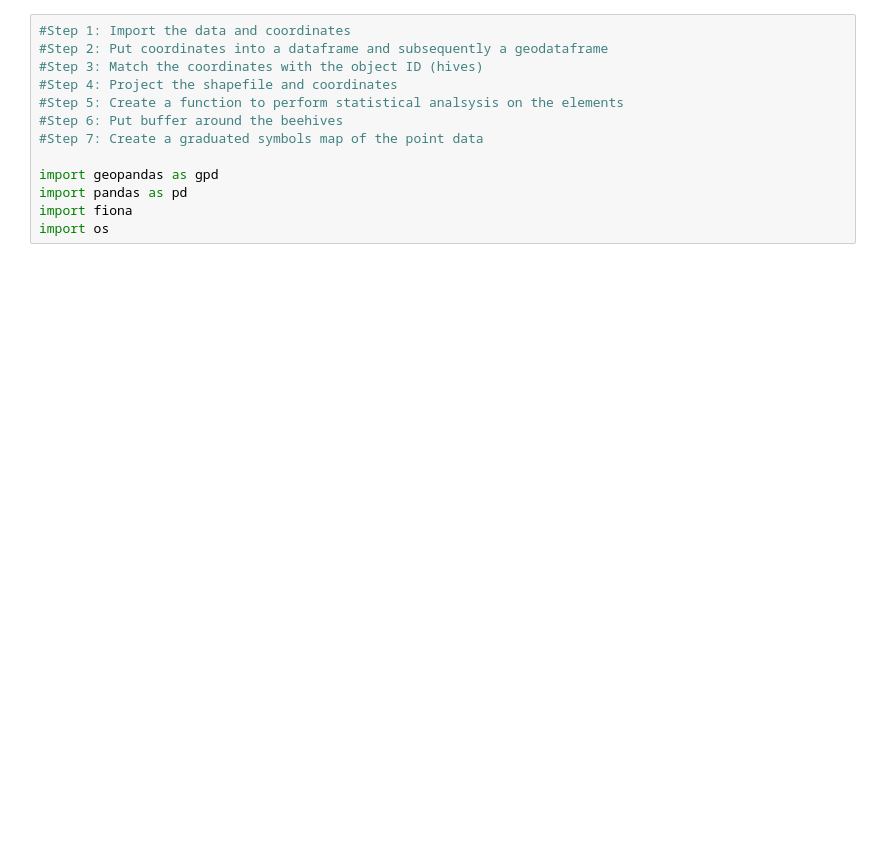
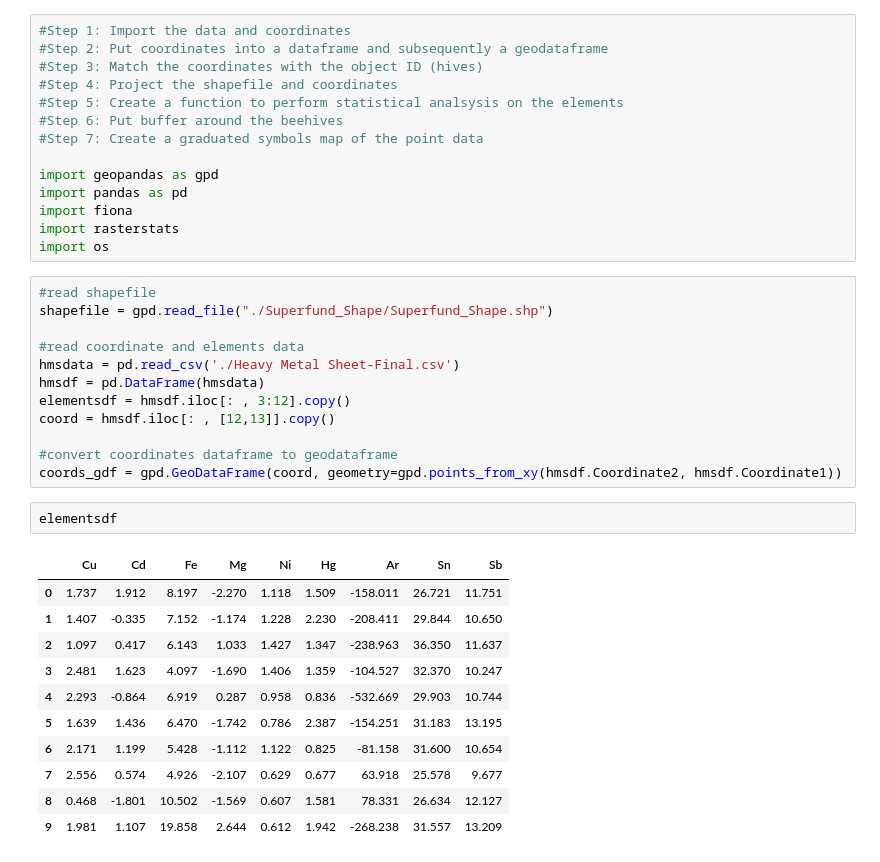
Before and after one commit to hannahrlarsen/GEOG5092_Final_Proj, a Jupyter notebook: finalproject.ipynb, the cells around one changed output. Drawn from its saved outputs; the diff is of its cells as text; blank space fills up the shorter version.

```diff
--- a/finalproject.ipynb
+++ b/finalproject.ipynb
@@ -10,5 +10,32 @@
 import geopandas as gpd
 import pandas as pd
 import fiona
+import rasterstats
 import os
+# %%
+#read shapefile
+shapefile = gpd.read_file("./Superfund_Shape/Superfund_Shape.shp")
+
+#read coordinate and elements data
+hmsdata = pd.read_csv('./Heavy Metal Sheet-Final.csv')
+hmsdf = pd.DataFrame(hmsdata)
+elementsdf = hmsdf.iloc[: , 3:12].copy()
+coord = hmsdf.iloc[: , [12,13]].copy()
+
+#convert coordinates dataframe to geodataframe
+coords_gdf = gpd.GeoDataFrame(coord, geometry=gpd.points_from_xy(hmsdf.Coordinate2, hmsdf.Coordinate1))
+# %%
+elementsdf
+# %% [output]
+|  | Cu | Cd | Fe | Mg | Ni | Hg | Ar | Sn | Sb |
+| 0 | 1.737 | 1.912 | 8.197 | -2.270 | 1.118 | 1.509 | -158.011 | 26.721 | 11.751 |
+| 1 | 1.407 | -0.335 | 7.152 | -1.174 | 1.228 | 2.230 | -208.411 | 29.844 | 10.650 |
+| 2 | 1.097 | 0.417 | 6.143 | 1.033 | 1.427 | 1.347 | -238.963 | 36.350 | 11.637 |
+| 3 | 2.481 | 1.623 | 4.097 | -1.690 | 1.406 | 1.359 | -104.527 | 32.370 | 10.247 |
+| 4 | 2.293 | -0.864 | 6.919 | 0.287 | 0.958 | 0.836 | -532.669 | 29.903 | 10.744 |
+| 5 | 1.639 | 1.436 | 6.470 | -1.742 | 0.786 | 2.387 | -154.251 | 31.183 | 13.195 |
+| 6 | 2.171 | 1.199 | 5.428 | -1.112 | 1.122 | 0.825 | -81.158 | 31.600 | 10.654 |
+| 7 | 2.556 | 0.574 | 4.926 | -2.107 | 0.629 | 0.677 | 63.918 | 25.578 | 9.677 |
+| 8 | 0.468 | -1.801 | 10.502 | -1.569 | 0.607 | 1.581 | 78.331 | 26.634 | 12.127 |
+| 9 | 1.981 | 1.107 | 19.858 | 2.644 | 0.612 | 1.942 | -268.238 | 31.557 | 13.209 |
 # %%
```
Also changed, not shown: parts of 5 cells of this notebook.
